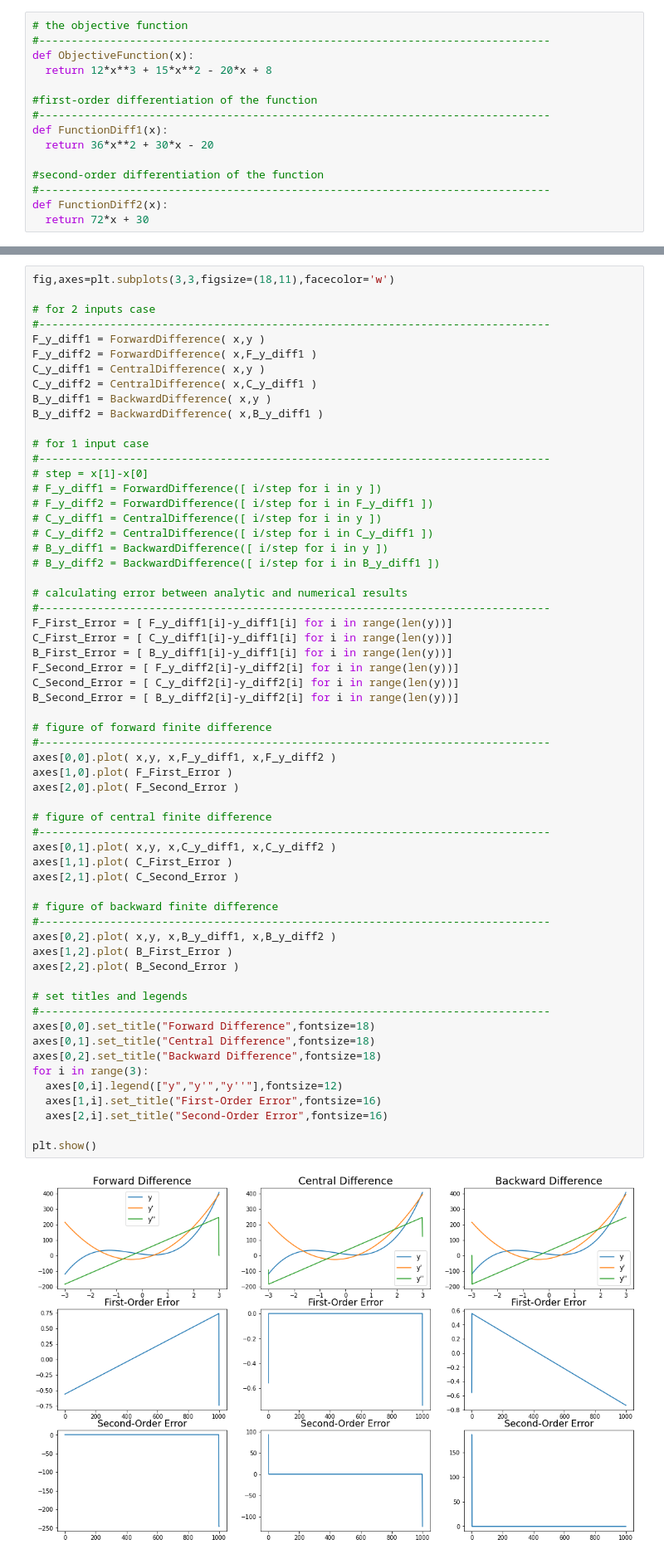
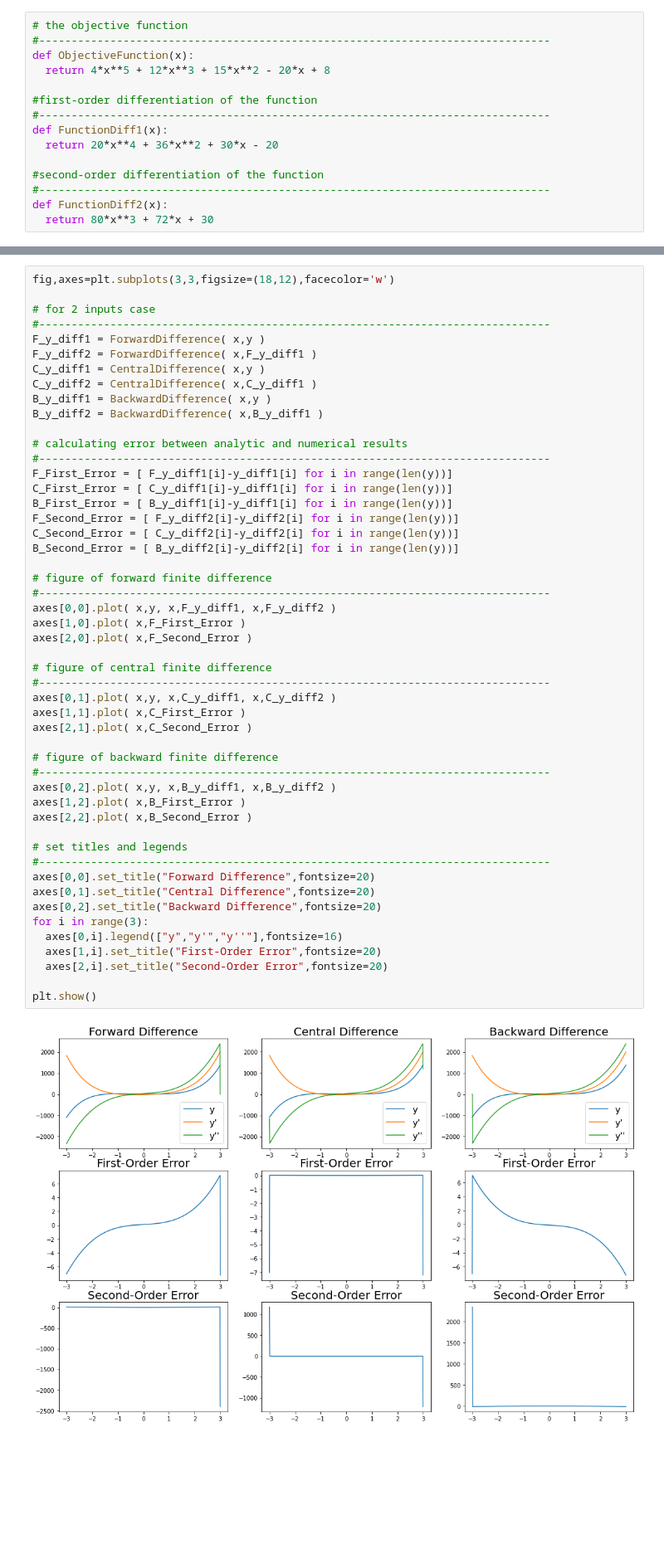
Before and after one commit to TW-ZJLin/FiniteDifference, a Jupyter notebook: Finite_Difference.ipynb, the cells around one changed output, grey strips where cells are left out. Shown: that part at 83% size. Saved outputs shown, nothing was run; the diff lists cells and outputs as text; blank space fills up the shorter version.

```diff
--- a/Finite_Difference.ipynb
+++ b/Finite_Difference.ipynb
@@ -73,15 +88,15 @@ def BackwardDifference( x, y = None, neighbor = 1 ):
 # the objective function
 #-------------------------------------------------------------------------------
 def ObjectiveFunction(x):
-  return 12*x**3 + 15*x**2 - 20*x + 8
+  return 4*x**5 + 12*x**3 + 15*x**2 - 20*x + 8
 
 #first-order differentiation of the function
 #-------------------------------------------------------------------------------
 def FunctionDiff1(x):
-  return 36*x**2 + 30*x - 20
+  return 20*x**4 + 36*x**2 + 30*x - 20
 
 #second-order differentiation of the function
 #-------------------------------------------------------------------------------
 def FunctionDiff2(x):
-  return 72*x + 30
+  return 80*x**3 + 72*x + 30
 # %% [markdown]
@@ -114,5 +129,5 @@ plt.show()
 # %%
-fig,axes=plt.subplots(3,3,figsize=(18,11),facecolor='w')
+fig,axes=plt.subplots(3,3,figsize=(18,12),facecolor='w')
 
 # for 2 inputs case
 #-------------------------------------------------------------------------------
@@ -122,54 +137,44 @@ C_y_diff1 = CentralDifference( x,y )
 C_y_diff2 = CentralDifference( x,C_y_diff1 )
 B_y_diff1 = BackwardDifference( x,y )
 B_y_diff2 = BackwardDifference( x,B_y_diff1 )
-
-# for 1 input case
-#-------------------------------------------------------------------------------
-# step = x[1]-x[0]
-# F_y_diff1 = ForwardDifference([ i/step for i in y ])
-# F_y_diff2 = ForwardDifference([ i/step for i in F_y_diff1 ])
-# C_y_diff1 = CentralDifference([ i/step for i in y ])
-# C_y_diff2 = CentralDifference([ i/step for i in C_y_diff1 ])
-# B_y_diff1 = BackwardDifference([ i/step for i in y ])
-# B_y_diff2 = BackwardDifference([ i/step for i in B_y_diff1 ])
 
 # calculating error between analytic and numerical results
 #-------------------------------------------------------------------------------
 F_First_Error = [ F_y_diff1[i]-y_diff1[i] for i in range(len(y))]
 C_First_Error = [ C_y_diff1[i]-y_diff1[i] for i in range(len(y))]
 B_First_Error = [ B_y_diff1[i]-y_diff1[i] for i in range(len(y))]
 F_Second_Error = [ F_y_diff2[i]-y_diff2[i] for i in range(len(y))]
 C_Second_Error = [ C_y_diff2[i]-y_diff2[i] for i in range(len(y))]
 B_Second_Error = [ B_y_diff2[i]-y_diff2[i] for i in range(len(y))]
 
 # figure of forward finite difference
 #-------------------------------------------------------------------------------
 axes[0,0].plot( x,y, x,F_y_diff1, x,F_y_diff2 )
-axes[1,0].plot( F_First_Error )
-axes[2,0].plot( F_Second_Error )
+axes[1,0].plot( x,F_First_Error )
+axes[2,0].plot( x,F_Second_Error )
 
 # figure of central finite difference
 #-------------------------------------------------------------------------------
 axes[0,1].plot( x,y, x,C_y_diff1, x,C_y_diff2 )
-axes[1,1].plot( C_First_Error )
-axes[2,1].plot( C_Second_Error )
+axes[1,1].plot( x,C_First_Error )
+axes[2,1].plot( x,C_Second_Error )
 
 # figure of backward finite difference
 #-------------------------------------------------------------------------------
 axes[0,2].plot( x,y, x,B_y_diff1, x,B_y_diff2 )
-axes[1,2].plot( B_First_Error )
-axes[2,2].plot( B_Second_Error )
+axes[1,2].plot( x,B_First_Error )
+axes[2,2].plot( x,B_Second_Error )
 
 # set titles and legends
 #-------------------------------------------------------------------------------
-axes[0,0].set_title("Forward Difference",fontsize=18)
-axes[0,1].set_title("Central Difference",fontsize=18)
-axes[0,2].set_title("Backward Difference",fontsize=18)
+axes[0,0].set_title("Forward Difference",fontsize=20)
+axes[0,1].set_title("Central Difference",fontsize=20)
+axes[0,2].set_title("Backward Difference",fontsize=20)
 for i in range(3):
-  axes[0,i].legend(["y","y'","y''"],fontsize=12)
-  axes[1,i].set_title("First-Order Error",fontsize=16)
-  axes[2,i].set_title("Second-Order Error",fontsize=16)
+  axes[0,i].legend(["y","y'","y''"],fontsize=16)
+  axes[1,i].set_title("First-Order Error",fontsize=20)
+  axes[2,i].set_title("Second-Order Error",fontsize=20)
 
 plt.show()
 # %% [output]
-[figure, old version]
+[figure, new version]
```
Also changed, not shown: parts of 9 cells of this notebook.
